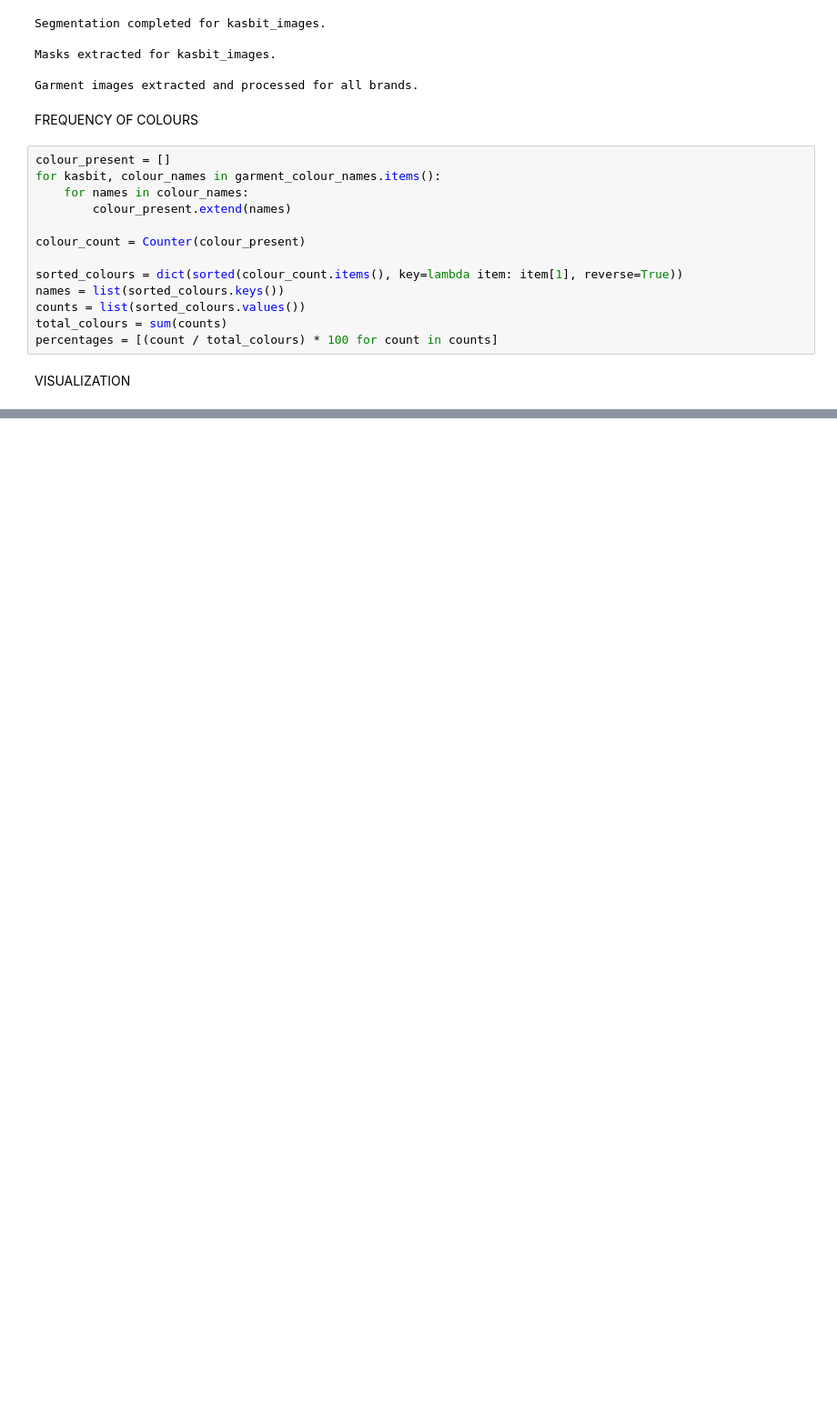
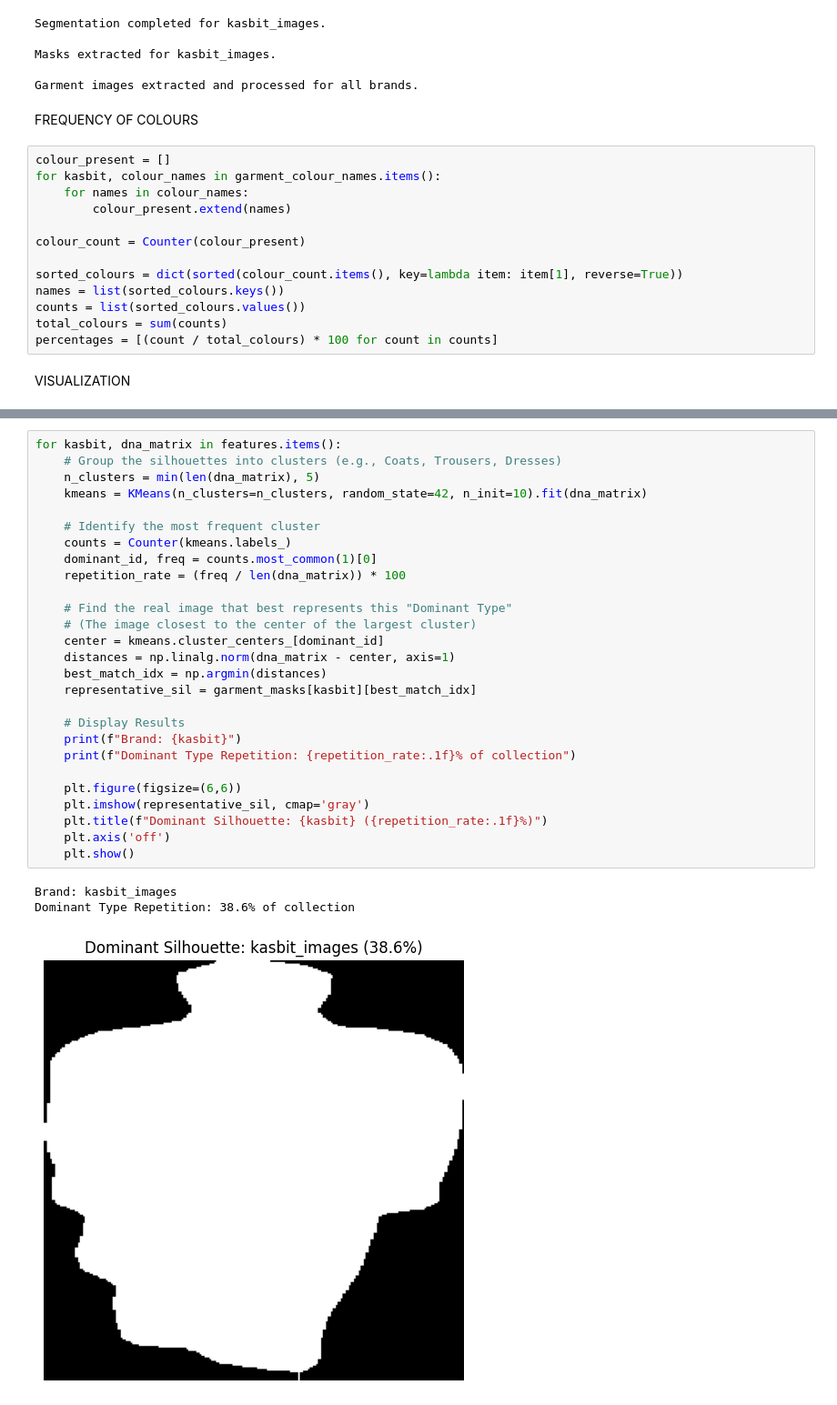
Before and after one commit to dijalaanita/Lagos-FW-2024-Analysis, a Jupyter notebook: emmy_kasbit.ipynb, the cells around one changed output, grey strips where cells are left out. Shown: that part at 91% size. Drawn from its saved outputs; the diff is of its cells as text; blank space fills up the shorter version.

```diff
--- a/emmy_kasbit.ipynb
+++ b/emmy_kasbit.ipynb
@@ -493,0 +540,31 @@ plt.show()
+# %%
+for kasbit, dna_matrix in features.items():
+    # Group the silhouettes into clusters (e.g., Coats, Trousers, Dresses)
+    n_clusters = min(len(dna_matrix), 5)
+    kmeans = KMeans(n_clusters=n_clusters, random_state=42, n_init=10).fit(dna_matrix)
+
+    # Identify the most frequent cluster
+    counts = Counter(kmeans.labels_)
+    dominant_id, freq = counts.most_common(1)[0]
+    repetition_rate = (freq / len(dna_matrix)) * 100
+
+    # Find the real image that best represents this "Dominant Type"
+    # (The image closest to the center of the largest cluster)
+    center = kmeans.cluster_centers_[dominant_id]
+    distances = np.linalg.norm(dna_matrix - center, axis=1)
+    best_match_idx = np.argmin(distances)
+    representative_sil = garment_masks[kasbit][best_match_idx]
+
+    # Display Results
+    print(f"Brand: {kasbit}")
+    print(f"Dominant Type Repetition: {repetition_rate:.1f}% of collection")
+
+    plt.figure(figsize=(6,6))
+    plt.imshow(representative_sil, cmap='gray')
+    plt.title(f"Dominant Silhouette: {kasbit} ({repetition_rate:.1f}%)")
+    plt.axis('off')
+    plt.show()
+# %% [output]
+Brand: kasbit_images
+Dominant Type Repetition: 38.6% of collection
+[figure, added]
```
Also changed, not shown: parts of 29 cells of this notebook, 36 other files.
